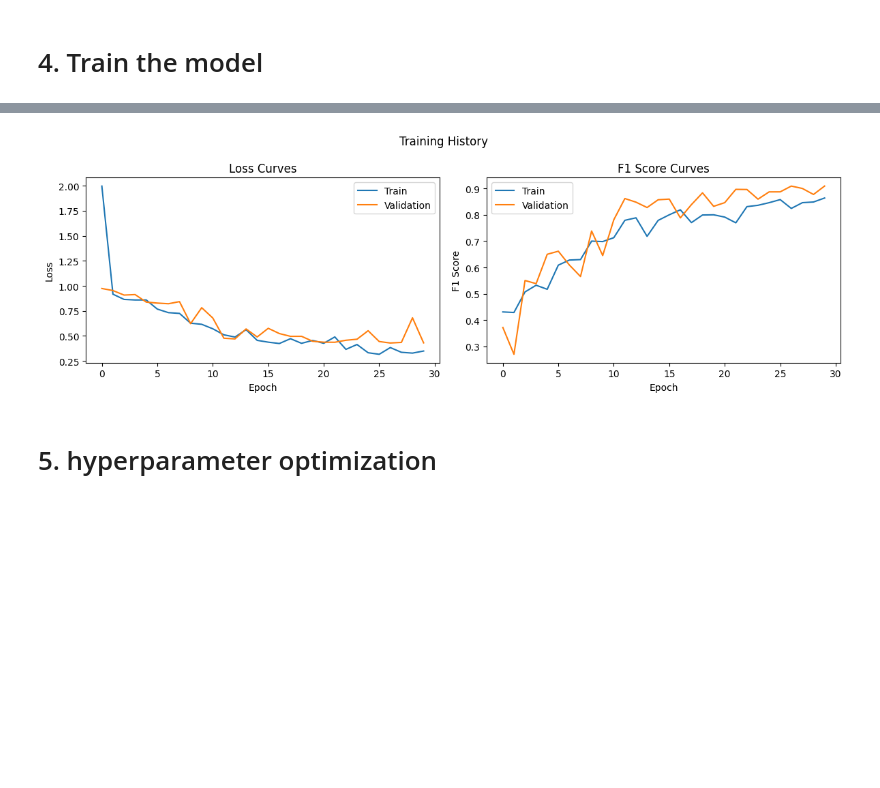
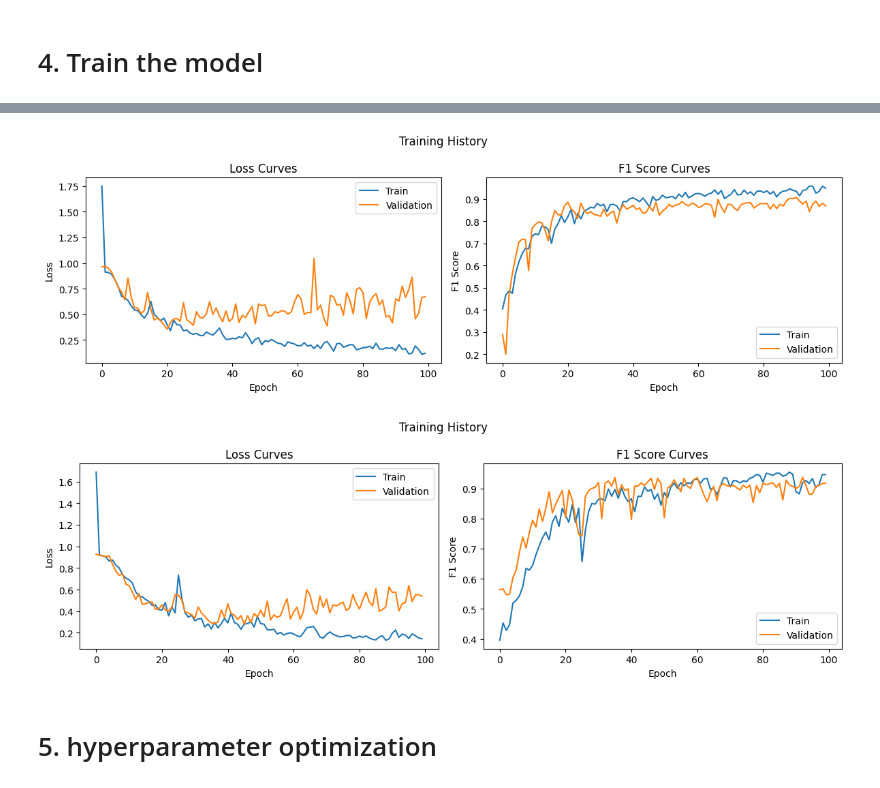
Before and after one commit to cornelka/ugentAI_kneeOA, a Jupyter notebook: notebooks/2_basemodel/baseline2.ipynb, the cells around one changed output, grey strips where cells are left out. Saved outputs shown, nothing was run; the diff lists cells and outputs as text; code cells hidden in the pictures; blank space fills up the shorter version.

```diff
--- a/notebooks/2_basemodel/baseline2.ipynb
+++ b/notebooks/2_basemodel/baseline2.ipynb
@@ -117,13 +113,3 @@ Training samples: 750
 Validation samples: 159
 Test samples: 146
 Classes: ['0', '1']
-# %%
-# Compute statistics from your training set to determine the mean and standard deviation for normalization
-means = []
-stds = []
-for images, _ in train_loader:
-    means.append(images.mean())
-    stds.append(images.std())
-mean = torch.tensor(means).mean()
-std = torch.tensor(stds).mean()
-print(f"Computed mean: {mean:.4f}, std: {std:.4f}")
@@ -223,6 +253,6 @@ criteria = nn.BCEWithLogitsLoss(pos_weight=pos_weight)
 optimizer = optim.Adam(model.parameters(), lr=1e-3)
 
 history = train_model(
-    model, train_loader, val_loader, criteria, optimizer, num_epochs=30, device=device
+    model, train_loader, val_loader, criteria, optimizer, num_epochs=100, device=device
 )
 # %% [output]
@@ -234,0 +279,15 @@ Epoch 30/30 | Train Loss: 0.3483, F1: 0.8637 | Val Loss: 0.4299, F1: 0.9091
+# %%
+# Training the baseline model without outliers
+model = BaselineCNN(dropout_rate=0.5).to(device)
+criteria = nn.BCEWithLogitsLoss(pos_weight=pos_weight)
+optimizer = optim.Adam(model.parameters(), lr=1e-3)
+
+history_no_outliers = train_model(
+    model,
+    train_no_outlier_loader,
+    val_loader,
+    criteria,
+    optimizer,
+    num_epochs=100,
+    device=device,
+)
@@ -235,29 +315,31 @@ Epoch 30/30 | Train Loss: 0.3483, F1: 0.8637 | Val Loss: 0.4299, F1: 0.9091
 # %%
 def plot_history(history, title="Training History"):
     fig, axes = plt.subplots(1, 2, figsize=(12, 4))
 
     axes[0].plot(history["train_loss"], label="Train")
     axes[0].plot(history["val_loss"], label="Validation")
     axes[0].set_xlabel("Epoch")
     axes[0].set_ylabel("Loss")
     axes[0].set_title("Loss Curves")
     axes[0].legend()
 
     axes[1].plot(history["train_f1"], label="Train")
     axes[1].plot(history["val_f1"], label="Validation")
     axes[1].set_xlabel("Epoch")
     axes[1].set_ylabel("F1 Score")
     axes[1].set_title("F1 Score Curves")
     axes[1].legend()
 
     fig.suptitle(title)
     plt.tight_layout()
     plt.show()
 
 
 plot_history(history)
+plot_history(history_no_outliers)
 # %% [output]
-[figure, old version]
+[figure, new version]
+[figure, added]
 # %% [markdown]
 # 5. hyperparameter optimization
 # %%
```
Also changed, not shown: parts of 11 cells of this notebook, 10 other files.
